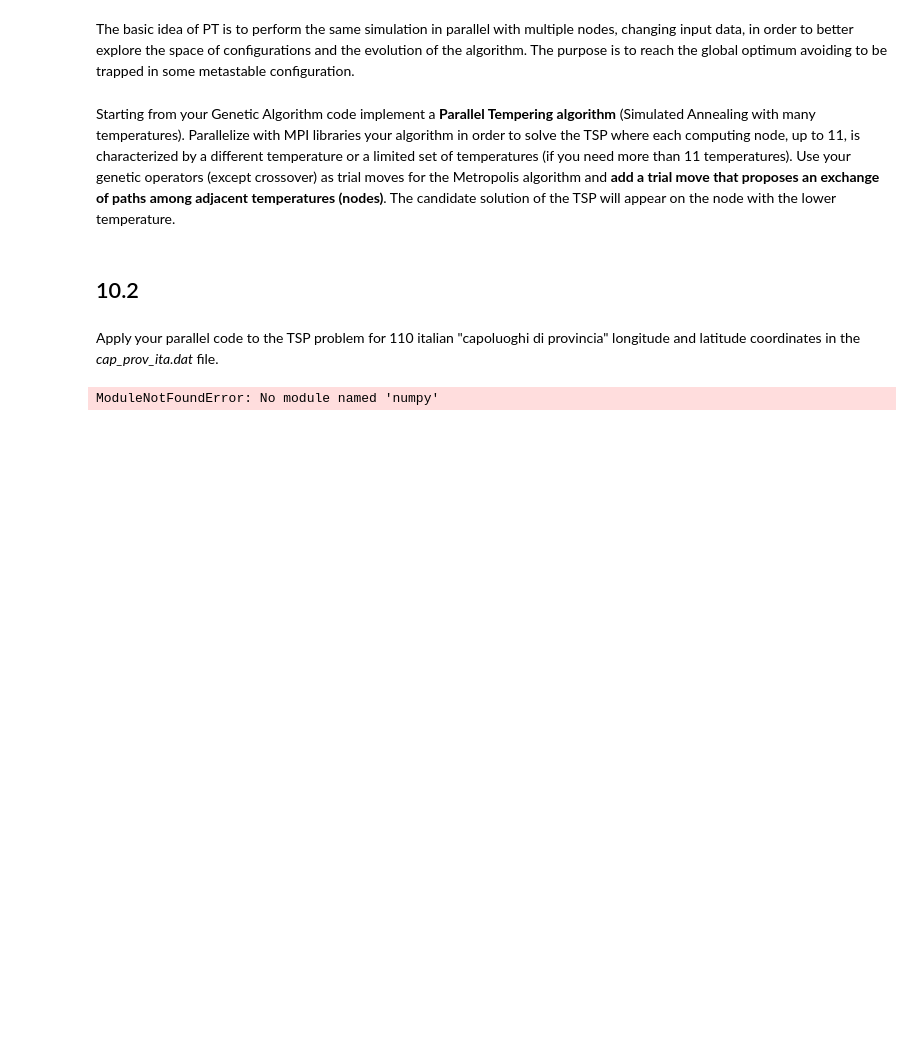
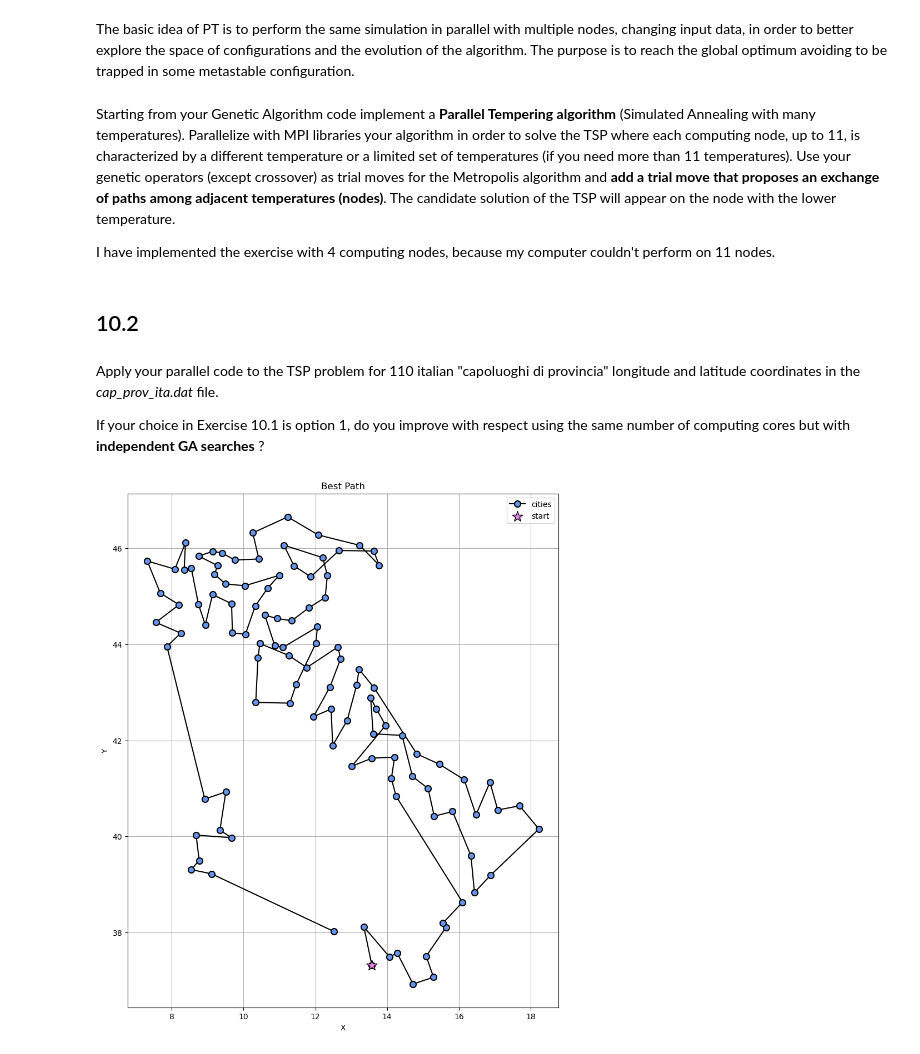
Before and after one commit to fedemaio/NSL, a Jupyter notebook: Exercise10/exe10.ipynb, the cells around one changed output. Saved outputs shown, nothing was run; the diff lists cells and outputs as text; code cells hidden in the pictures; blank space fills up the shorter version.

```diff
--- a/Exercise10/exe10.ipynb
+++ b/Exercise10/exe10.ipynb
@@ -8,42 +8,44 @@ Last time we employed the Genetic Algorithm as optimization technique to explore
 The basic idea of PT is to perform the same simulation in parallel with multiple nodes, changing input data, in order to better explore the space of configurations and the evolution of the algorithm. The purpose is to reach the global optimum avoiding to be trapped in some metastable configuration.
 # %% [markdown]
 Starting from your Genetic Algorithm code implement a **Parallel Tempering algorithm** (Simulated Annealing with many temperatures). Parallelize with MPI libraries your algorithm in order to solve the TSP where each computing node, up to 11, is characterized by a different temperature or a limited set of temperatures (if you need more than 11 temperatures). Use your genetic operators (except crossover) as trial moves for the Metropolis algorithm and **add a trial move that proposes an exchange of paths among adjacent temperatures (nodes)**. The candidate solution of the TSP will appear on the node with the lower temperature.
+
+I have implemented the exercise with 4 computing nodes, because my computer couldn't perform on 11 nodes.
 # %% [markdown]
 ## 10.2
 # %% [markdown]
 Apply your parallel code to the TSP problem for 110 italian "capoluoghi di provincia" longitude and latitude coordinates in the *cap_prov_ita.dat* file.
+
+If your choice in Exercise 10.1 is option 1, do you improve with respect using the same number of computing cores but with **independent GA searches** ?
-# %%
-import numpy as np
-import matplotlib.pyplot as plt
-
-
-for num_processors in [4, 6, 8]:
-    fig, axes = plt.subplots(1, 2, figsize=(15, 8))
-
-    for i, flag_value in enumerate(["FALSE", "TRUE"]):
-        with open(f'coordinates_{num_processors}_{flag_value}.out', 'r') as file:
-            lines = file.readlines()
-
-        data = np.loadtxt(lines[:-1])
-
-        x = data[:, 1]
-        y = data[:, 2]
-
-
-
-        if(flag_value == "TRUE"):
-            axes[i].set_title(f'Best path with {num_processors} communicating processors', fontsize=14)
-        elif flag_value == "FALSE":
-            axes[i].set_title(f'Best path with {num_processors} non-communicating processors', fontsize=14)
-        axes[i].set_xlabel('X')
-        axes[i].set_ylabel('Y')
-        axes[i].legend()
-        axes[i].grid(True)
-
-        best_length = float(lines[-1].split()[0])
-        axes[i].text(0.5, -0.1, f'Best length: {best_length}', horizontalalignment='center', verticalalignment='center', transform=axes[i].transAxes, fontsize=12, fontweight='bold')
-
-    plt.tight_layout()
-    plt.show()
-# %% [output]
-ModuleNotFoundError: No module named 'numpy'
+# %%
+import numpy as np
+import matplotlib.pyplot as plt
+
+# Load the data
+x, y = np.loadtxt('best_tour_coordinates.txt',usecols=(0, 1), unpack=True )
+
+# Create a figure and axis
+plt.figure(figsize=(10, 12))
+
+# Plot the path
+plt.plot(x, y, marker='o', linestyle='-', color='black', markerfacecolor='Cornflowerblue',
+         markersize=8, markeredgewidth=1.5, label='cities')
+
+# Highlight the starting point
+plt.scatter(x[0], y[0], s=200, color='violet', edgecolor='black', zorder=10,
+            marker='*', label='start')
+
+# Add labels and title
+plt.title('Best Path')
+plt.xlabel('X')
+plt.ylabel('Y')
+
+# Add legend
+plt.legend()
+
+# Add grid
+plt.grid(True)
+
+# Show the plot
+plt.show()
+# %% [output]
+[figure, added]
```
Also changed, not shown: parts of 6 cells of this notebook, 53 other files.
